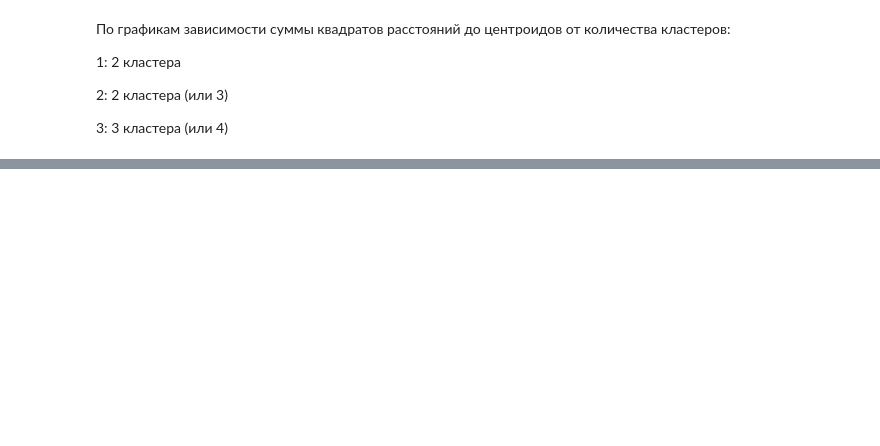
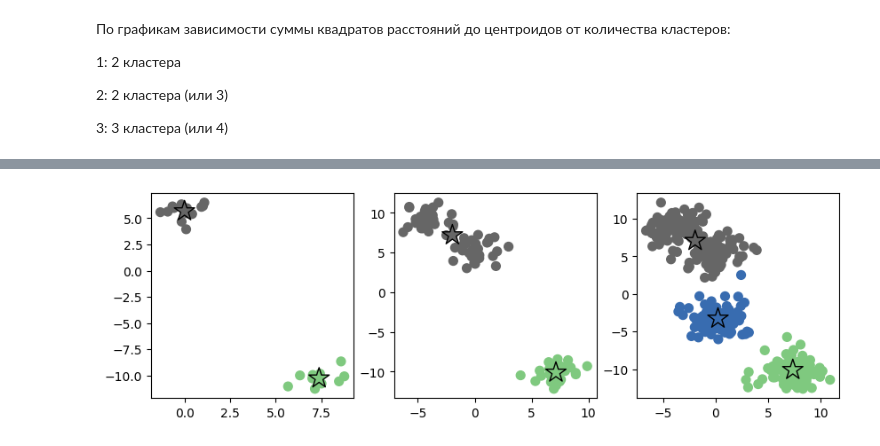
Before and after one commit to Flawed1/machine_learning_practice, a Jupyter notebook: labs/task6/task6.ipynb, the cells around one changed output, grey strips where cells are left out. Cells and saved outputs as stored; diff of their text form; code cells hidden in the pictures; blank space fills up the shorter version.

```diff
--- a/labs/task6/task6.ipynb
+++ b/labs/task6/task6.ipynb
@@ -140,0 +231,7 @@ for data, prediction, axis in zip(blobs_list, predictions, figure.axes, strict=T
+# %%
+figure, _ = plt.subplots(1, 3, figsize=(10, 3))
+for data, prediction, model, axis in zip(blobs_list, predictions, models, figure.axes, strict=True):
+    axis.scatter(data[0][:, 0], data[0][:, 1], s=50, c=prediction, cmap="Accent")
+    axis.scatter(model.centers[:, 0], model.centers[:, 1], s=300, cmap="Accent", marker="*", edgecolors="black", c=range(model.centers.shape[0]))
+# %% [output]
+[figure, added]
```
Also changed, not shown: parts of 8 cells of this notebook.
